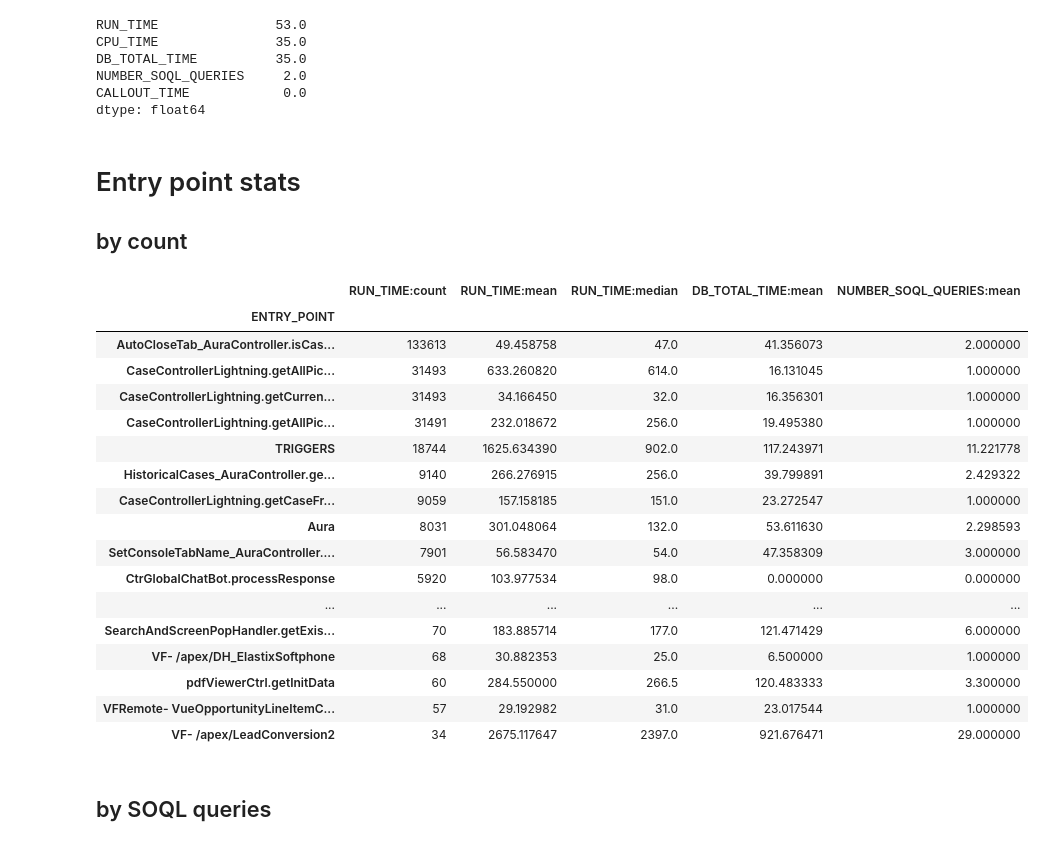
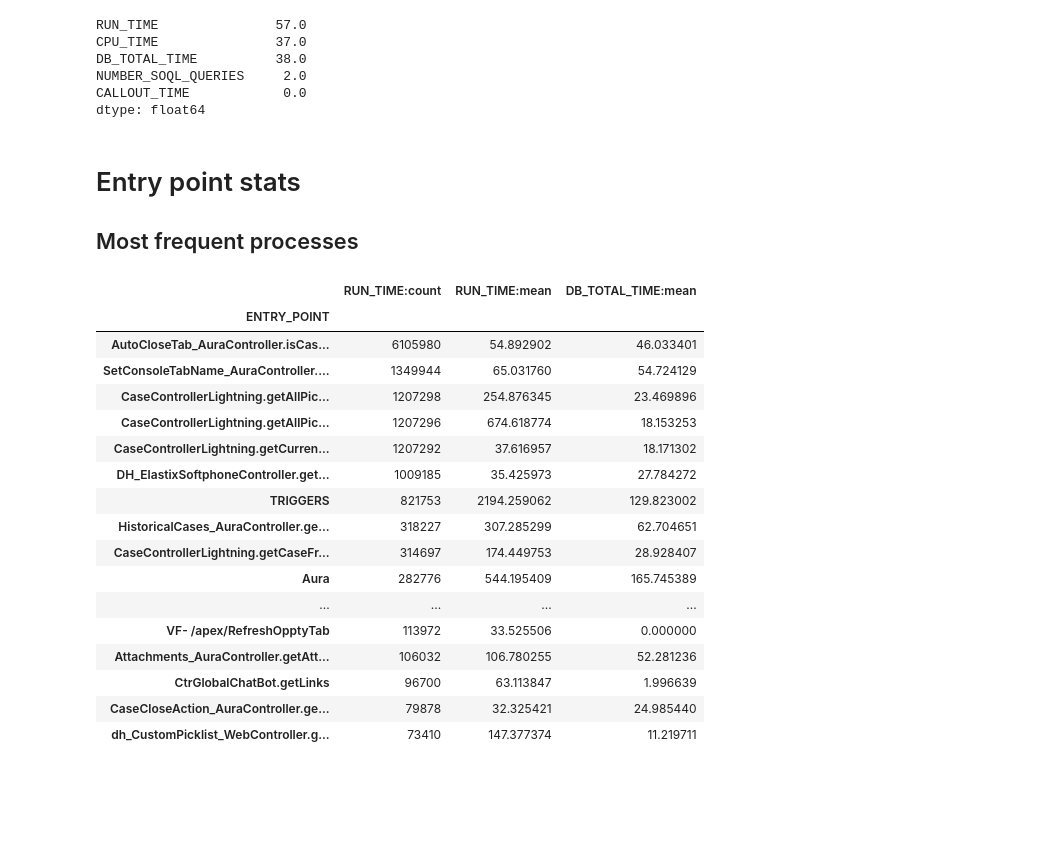
Before and after one commit to PeterTempflidh/monitoring-notbooks, a Jupyter notebook: analytics1_ApexExecution.ipynb, the cells around one changed output. Saved outputs shown, nothing was run; the diff lists cells and outputs as text; code cells hidden in the pictures; blank space fills up the shorter version.

```diff
--- a/analytics1_ApexExecution.ipynb
+++ b/analytics1_ApexExecution.ipynb
@@ -15,3 +3,5 @@ apexdf.head()
+# %%
+apexdf = pd.read_csv('/Users/p.tempfli/prog/event-monitor-logfetch/data/0AT1r000008VLV8GAO.data.txt')
 # %%
 NUM_COLS = ['RUN_TIME', 'CPU_TIME', 'DB_TOTAL_TIME', 'NUMBER_SOQL_QUERIES', 'CALLOUT_TIME']
 apexdf[NUM_COLS].mean()
@@ -25,45 +25,45 @@ dtype: float64
 # %%
 apexdf[NUM_COLS].median()
 # %% [output]
-RUN_TIME               53.0
-CPU_TIME               35.0
-DB_TOTAL_TIME          35.0
+RUN_TIME               57.0
+CPU_TIME               37.0
+DB_TOTAL_TIME          38.0
 NUMBER_SOQL_QUERIES     2.0
 CALLOUT_TIME            0.0
 dtype: float64
+# %%
+def flatten(agg):
+    combi_cols = [col + ':' + fun for (col, fun) in  agg.columns]
+    combi_cols
+    agg.columns = combi_cols
 # %% [markdown]
 # Entry point stats
 
-## by count
+## Most frequent processes
 # %%
 agg = apexdf.groupby(['ENTRY_POINT']).agg({
-        'RUN_TIME' : ['count', 'mean', 'median'],
+        'RUN_TIME' : ['count', 'mean'],
         'DB_TOTAL_TIME' : ['mean'],
-        'NUMBER_SOQL_QUERIES' : ['mean']
         }
     )
-combi_cols = [col + ':' + fun for (col, fun) in  agg.columns]
-combi_cols
-agg.columns = combi_cols
-agg.sort_values(by='RUN_TIME:count', ascending=False)[0:40]
+flatten(agg)
+agg.sort_values(by='RUN_TIME:count', ascending=False)[0:20]
 # %% [output]
-|  | RUN_TIME:count | RUN_TIME:mean | RUN_TIME:median | DB_TOTAL_TIME:mean | NUMBER_SOQL_QUERIES:mean |
-| ENTRY_POINT |  |  |  |  |  |
-| AutoCloseTab_AuraController.isCas... | 133613 | 49.458758 | 47.0 | 41.356073 | 2.000000 |
-| CaseControllerLightning.getAllPic... | 31493 | 633.260820 | 614.0 | 16.131045 | 1.000000 |
-| CaseControllerLightning.getCurren... | 31493 | 34.166450 | 32.0 | 16.356301 | 1.000000 |
-| CaseControllerLightning.getAllPic... | 31491 | 232.018672 | 256.0 | 19.495380 | 1.000000 |
-| TRIGGERS | 18744 | 1625.634390 | 902.0 | 117.243971 | 11.221778 |
-| HistoricalCases_AuraController.ge... | 9140 | 266.276915 | 256.0 | 39.799891 | 2.429322 |
-| CaseControllerLightning.getCaseFr... | 9059 | 157.158185 | 151.0 | 23.272547 | 1.000000 |
-| Aura | 8031 | 301.048064 | 132.0 | 53.611630 | 2.298593 |
-| SetConsoleTabName_AuraController.... | 7901 | 56.583470 | 54.0 | 47.358309 | 3.000000 |
-| CtrGlobalChatBot.processResponse | 5920 | 103.977534 | 98.0 | 0.000000 | 0.000000 |
-| ... | ... | ... | ... | ... | ... |
-| SearchAndScreenPopHandler.getExis... | 70 | 183.885714 | 177.0 | 121.471429 | 6.000000 |
-| VF- /apex/DH_ElastixSoftphone | 68 | 30.882353 | 25.0 | 6.500000 | 1.000000 |
-| pdfViewerCtrl.getInitData | 60 | 284.550000 | 266.5 | 120.483333 | 3.300000 |
-| VFRemote- VueOpportunityLineItemC... | 57 | 29.192982 | 31.0 | 23.017544 | 1.000000 |
-| VF- /apex/LeadConversion2 | 34 | 2675.117647 | 2397.0 | 921.676471 | 29.000000 |
+|  | RUN_TIME:count | RUN_TIME:mean | DB_TOTAL_TIME:mean |
+| ENTRY_POINT |  |  |  |
+| AutoCloseTab_AuraController.isCas... | 6105980 | 54.892902 | 46.033401 |
+| SetConsoleTabName_AuraController.... | 1349944 | 65.031760 | 54.724129 |
+| CaseControllerLightning.getAllPic... | 1207298 | 254.876345 | 23.469896 |
+| CaseControllerLightning.getAllPic... | 1207296 | 674.618774 | 18.153253 |
+| CaseControllerLightning.getCurren... | 1207292 | 37.616957 | 18.171302 |
+| DH_ElastixSoftphoneController.get... | 1009185 | 35.425973 | 27.784272 |
+| TRIGGERS | 821753 | 2194.259062 | 129.823002 |
+| HistoricalCases_AuraController.ge... | 318227 | 307.285299 | 62.704651 |
+| CaseControllerLightning.getCaseFr... | 314697 | 174.449753 | 28.928407 |
+| Aura | 282776 | 544.195409 | 165.745389 |
+| ... | ... | ... | ... |
+| VF- /apex/RefreshOpptyTab | 113972 | 33.525506 | 0.000000 |
+| Attachments_AuraController.getAtt... | 106032 | 106.780255 | 52.281236 |
+| CtrGlobalChatBot.getLinks | 96700 | 63.113847 | 1.996639 |
+| CaseCloseAction_AuraController.ge... | 79878 | 32.325421 | 24.985440 |
+| dh_CustomPicklist_WebController.g... | 73410 | 147.377374 | 11.219711 |
-# %% [markdown]
-## by SOQL queries
```
Also changed, not shown: parts of 22 cells of this notebook, 1 other file.
